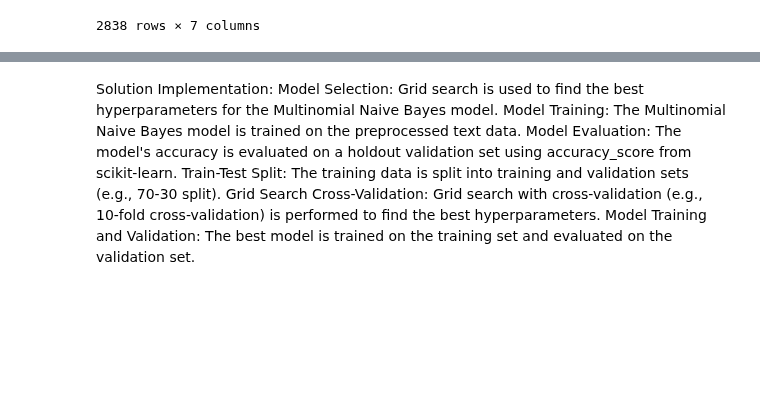
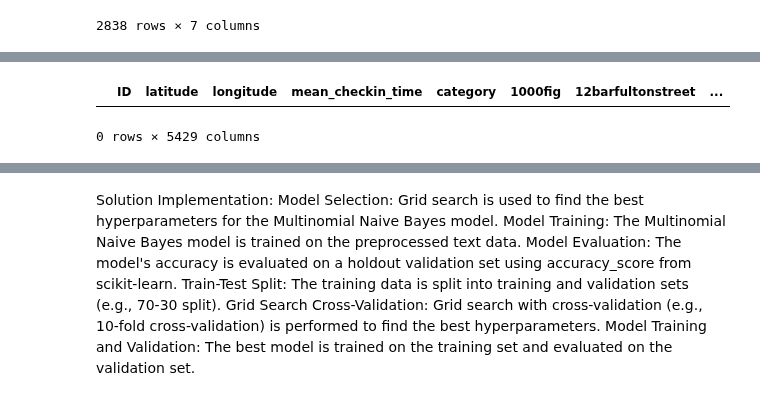
Before and after one commit to YurajK00/Naive-Bayes-Algorithm, a Jupyter notebook: COMPSCI_762_(1).ipynb, the cells around one changed output, grey strips where cells are left out. Drawn from its saved outputs; the diff is of its cells as text; code cells hidden in the pictures; blank space fills up the shorter version.

```diff
--- a/COMPSCI_762_(1).ipynb
+++ b/COMPSCI_762_(1).ipynb
@@ -155,0 +137,18 @@ train_data
+# %%
+train_data['name'] = train_data['name'].apply(lambda x:  ''.join(x))
+train_data['review'] = train_data['review'].apply(lambda x:  ''.join(x))
+
+vectorizer1 = CountVectorizer()
+vectorizer2 = CountVectorizer()
+name_vectorized = vectorizer1.fit_transform(train_data['name'])
+review_vectorized = vectorizer2.fit_transform(train_data['review'])
+
+
+name_df = pd.DataFrame(name_vectorized.toarray(), columns=vectorizer1.get_feature_names_out())
+review_df = pd.DataFrame(review_vectorized.toarray(), columns=vectorizer2.get_feature_names_out())
+
+df_vectorized = pd.concat([train_data.drop(columns = ['name','review']), name_df, review_df], axis=1)
+df_vectorized[df_vectorized['1000fig']==2]
+# %% [output]
+|  | ID | latitude | longitude | mean_checkin_time | category | 1000fig | 12barfultonstreet | ... |
+0 rows × 5429 columns
```
Also changed, not shown: parts of 9 cells of this notebook.
